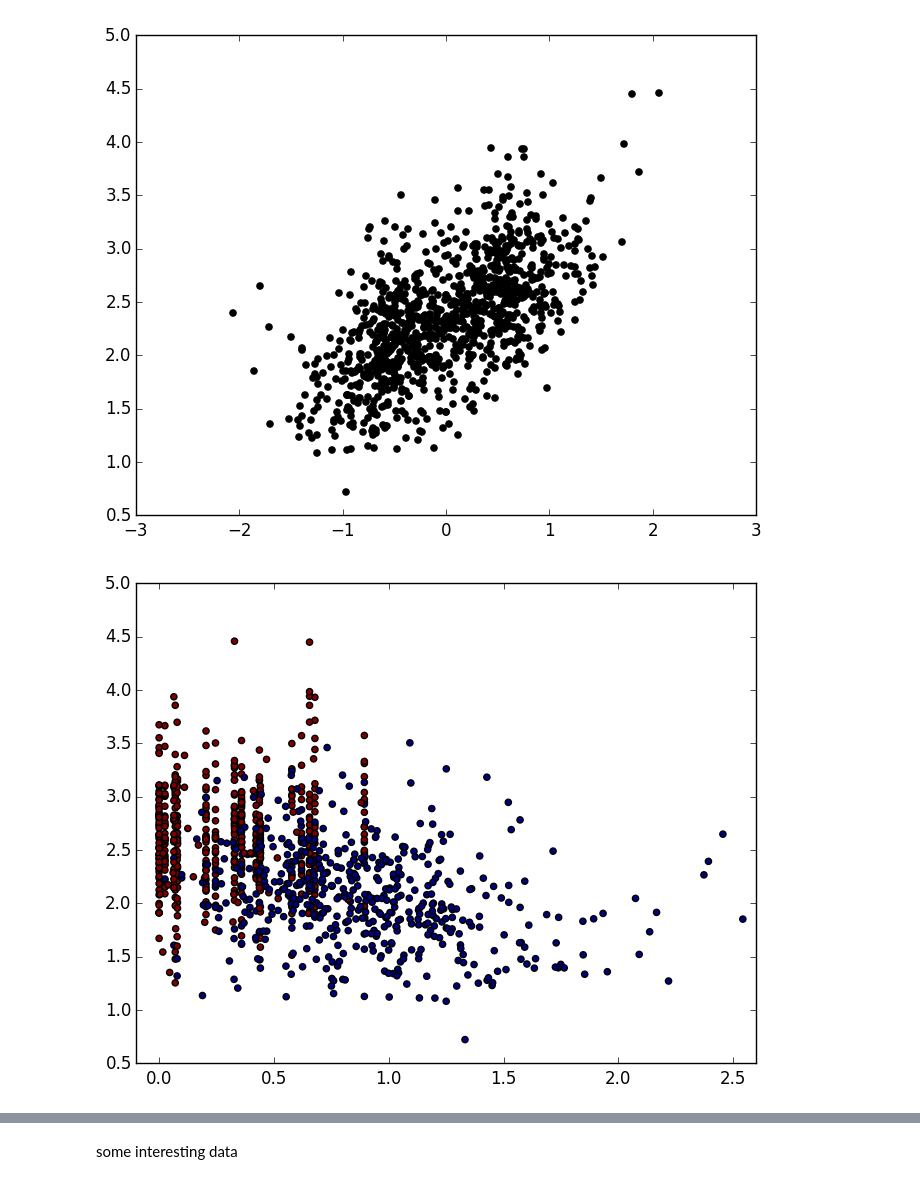
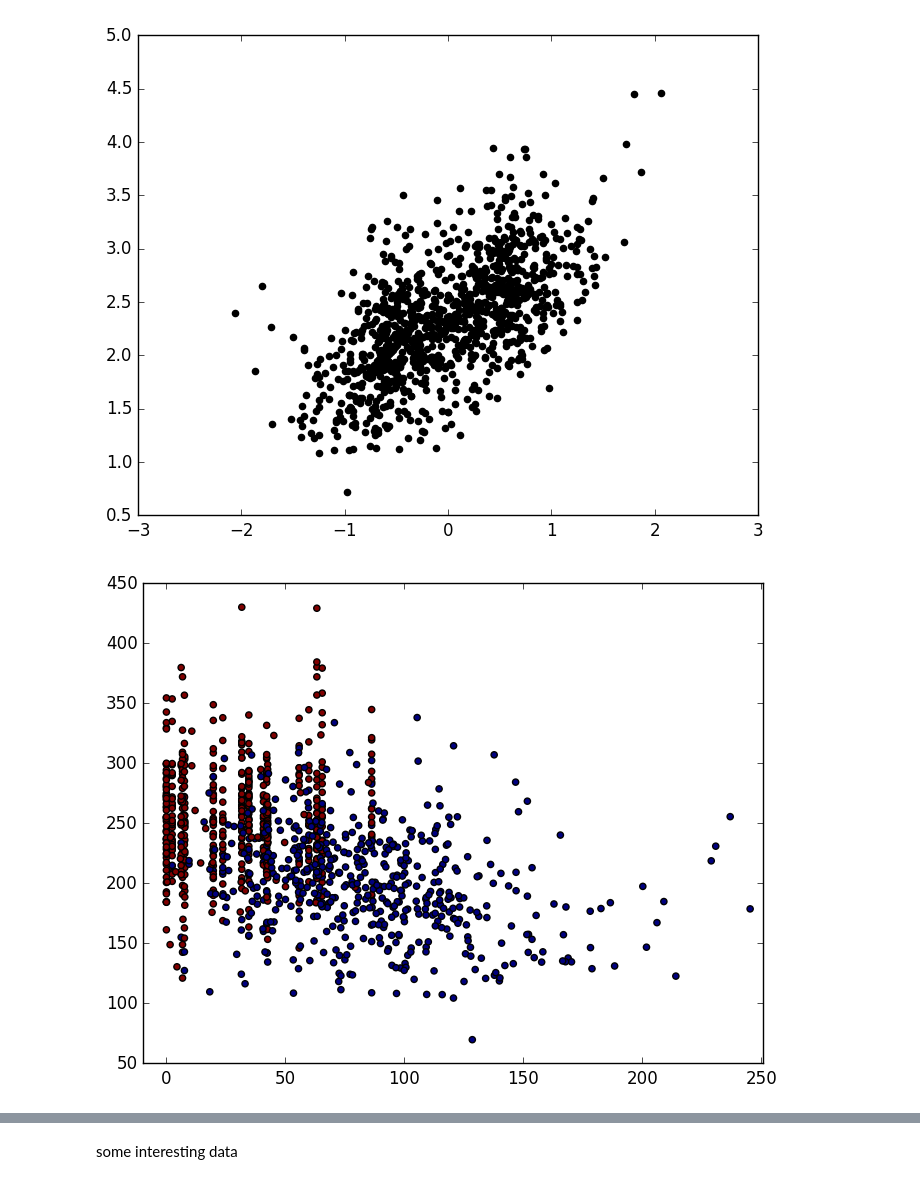
Before and after one commit to kedarkolluri/clays-NEB-analyses, a Jupyter notebook: analyze_neb_data.ipynb, the cells around one changed output, grey strips where cells are left out. Saved outputs shown, nothing was run; the diff lists cells and outputs as text; code cells hidden in the pictures.

```diff
--- a/analyze_neb_data.ipynb
+++ b/analyze_neb_data.ipynb
@@ -224,12 +219,14 @@ pyplot.savefig("endiff_barrier.png")
 # %% [output]
 [figure]
 # %%
-pyplot.scatter(data_diff_barrier[:en_rel], data_diff_barrier[:barrier],
+evtokcal=23.0609
+kcaltokj=4.18400
+pyplot.scatter(data_diff_barrier[:en_rel]*evtokcal*kcaltokj, data_diff_barrier[:barrier]*evtokcal*kcaltokj,
 c=sign(data_diff_barrier[:en_diff]))
-pyplot.xlim([-0.1, 2.6])
-pyplot.savefig("enrel_barrier.png")
+pyplot.xlim([-0.1*evtokcal*kcaltokj, 2.6*evtokcal*kcaltokj])
+pyplot.savefig("enrel_barrier.png",bbox_inches="tight", dpi=600)
 # %% [output]
-[figure, old version]
+[figure, new version]
 # %%
 
 pyplot.subplot(2,1,1)
```
Also changed, not shown: parts of 17 cells of this notebook.
